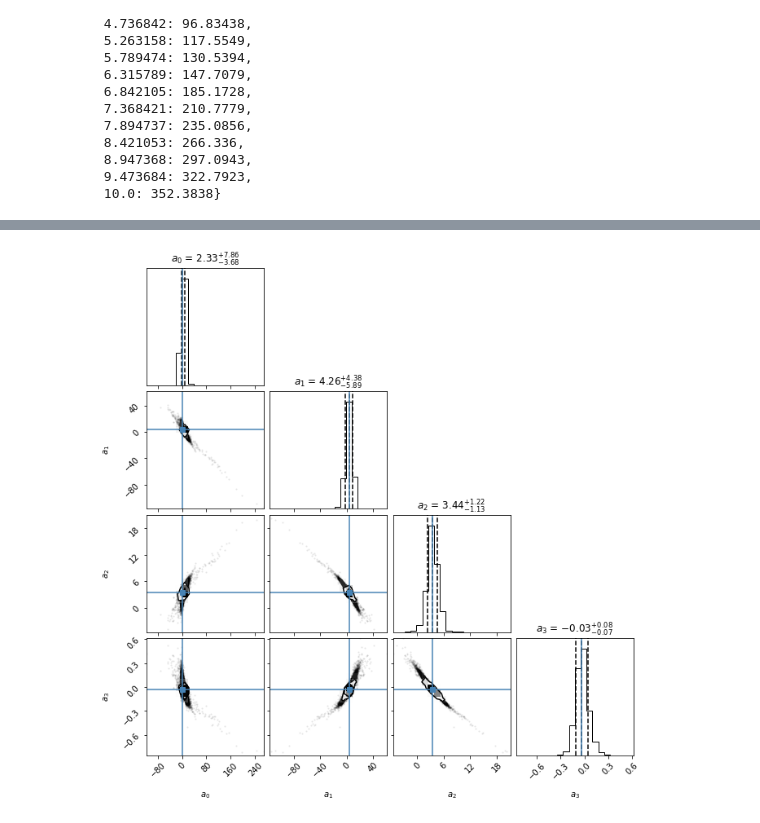
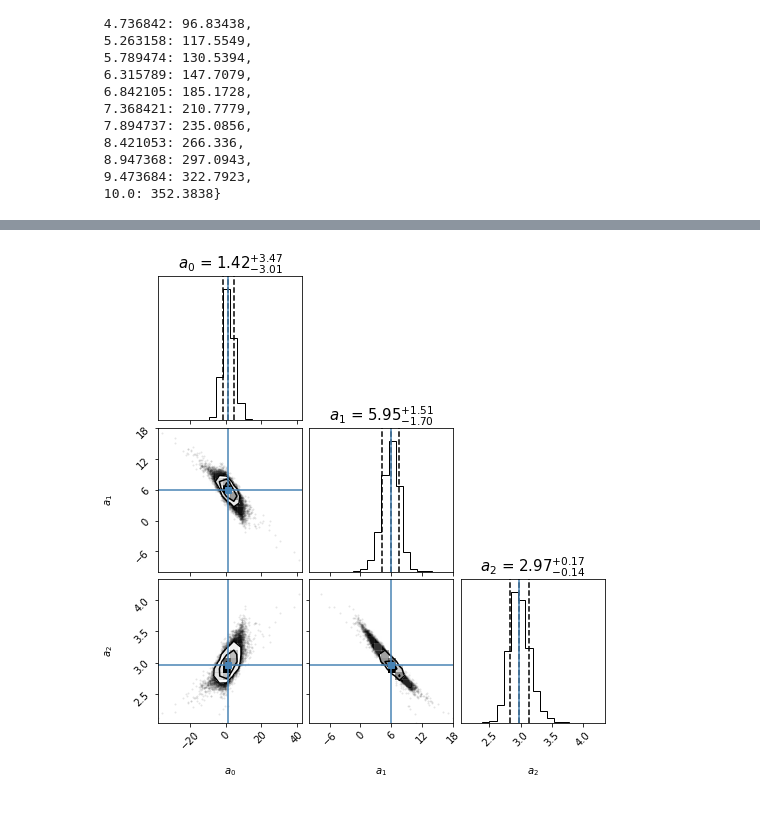
Before and after one commit to DanielBarrreto/Codigos_utiles, a Jupyter notebook: Week11/MinimosBootstrapping.ipynb, the cells around one changed output, grey strips where cells are left out. Cells and saved outputs as stored; diff of their text form; code cells hidden in the pictures.

```diff
--- a/Week11/MinimosBootstrapping.ipynb
+++ b/Week11/MinimosBootstrapping.ipynb
@@ -210,5 +208,5 @@ def GetBootstrapping(x,n=2,NTrials=int(3e4)):
 
     return Values
 # %%
-Mean_Dist = GetBootstrapping(x,n=3)
+Mean_Dist = GetBootstrapping(x,n=2)
 # %%
@@ -249,4 +247,9 @@ axes[-1].set_label('Step numer')
 # %%
 truths = params
-figure = corner.corner( Mean_Dist, truths = truths, labels = labels, quantiles = [0.16,0.50,0.84], show_titles=True )
+figure = corner.corner( Mean_Dist,
+                       truths = truths,
+                       labels = labels,
+                       quantiles = [0.16,0.50,0.84],
+                       show_titles=True,
+                      title_kwargs={'fontsize':15})
 # %% [output]
@@ -259 +256 @@ WARNING:root:Too few points to create valid contours
-[figure, old version]
+[figure, new version]
```
Also changed, not shown: parts of 10 cells of this notebook.
